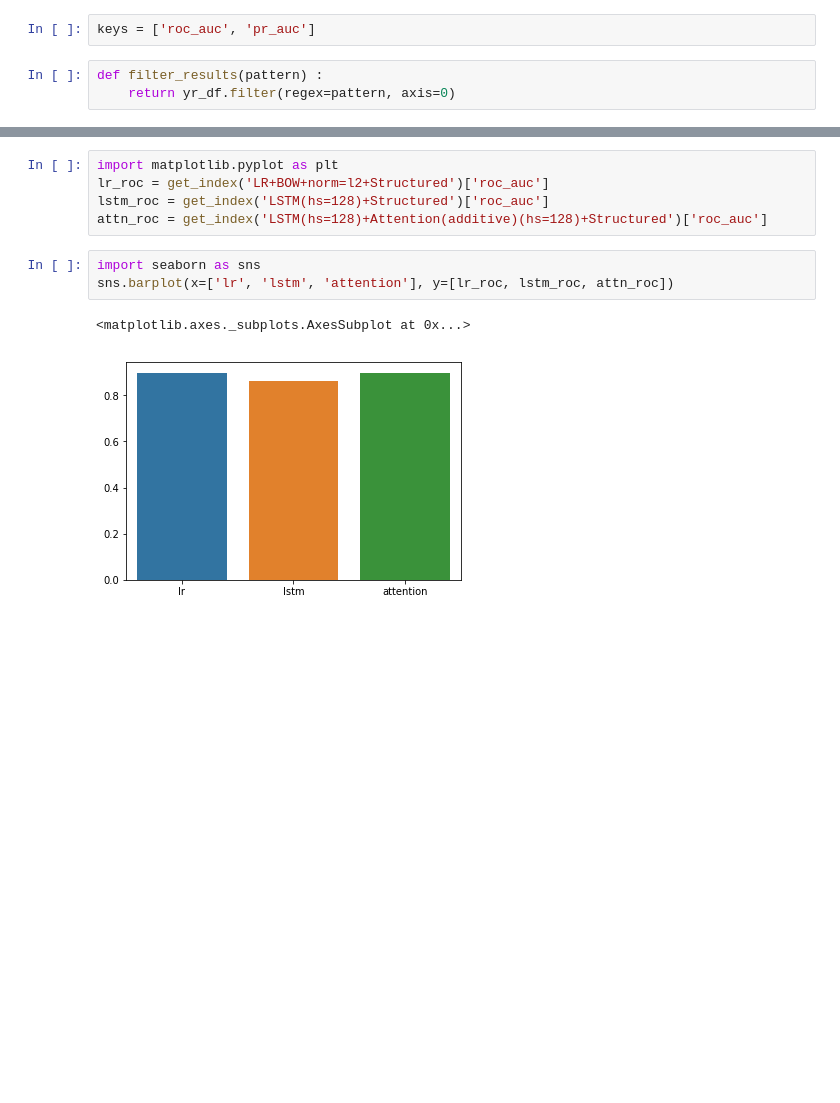
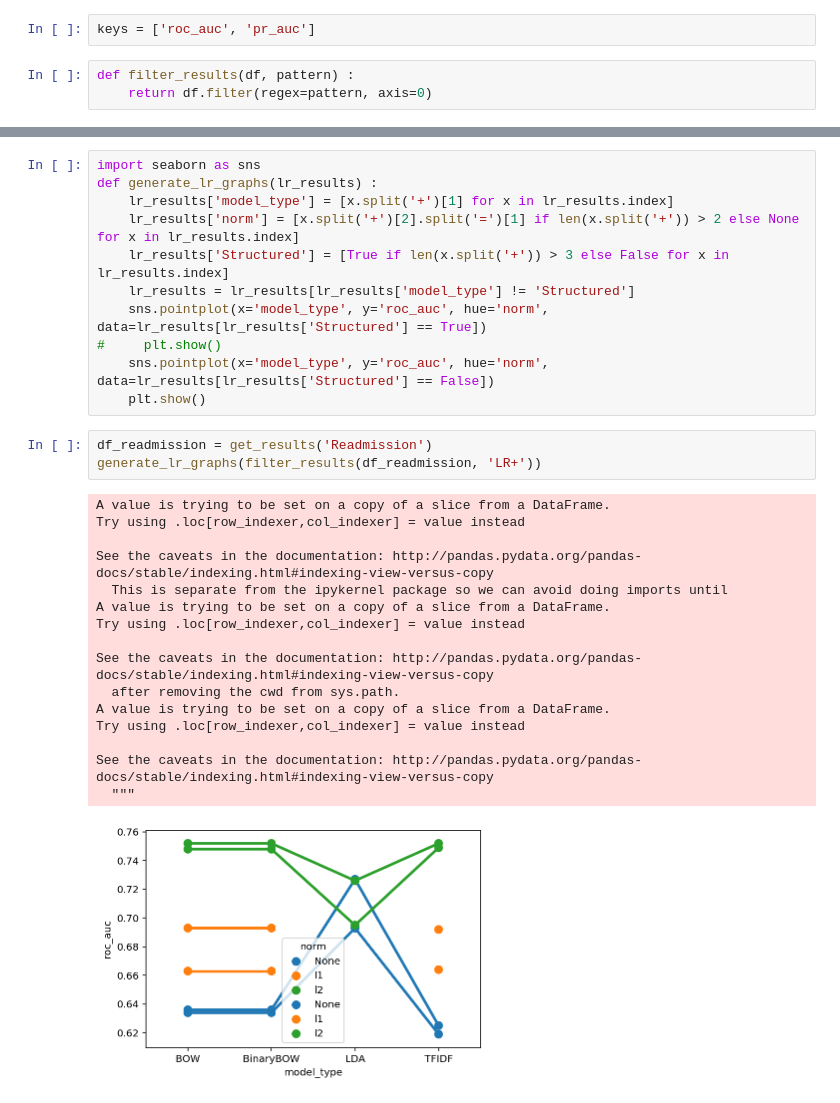
Before and after one commit to successar/PatientVec, a Jupyter notebook: MIMIC Results.ipynb, the cells around one changed output, grey strips where cells are left out. Drawn from its saved outputs; the diff is of its cells as text; blank space fills up the shorter version.

```diff
--- a/MIMIC Results.ipynb
+++ b/MIMIC Results.ipynb
@@ -7,5 +7,5 @@ from common import *
 # %%
 keys = ['roc_auc', 'pr_auc']
 # %%
-def filter_results(pattern) :
-    return yr_df.filter(regex=pattern, axis=0)
+def filter_results(df, pattern) :
+    return df.filter(regex=pattern, axis=0)
@@ -81,11 +33,31 @@ display(HTML(filter_results('SRU+').to_html()))
-# %%
-import matplotlib.pyplot as plt
-lr_roc = get_index('LR+BOW+norm=l2+Structured')['roc_auc']
-lstm_roc = get_index('LSTM(hs=128)+Structured')['roc_auc']
-attn_roc = get_index('LSTM(hs=128)+Attention(additive)(hs=128)+Structured')['roc_auc']
-# %%
-import seaborn as sns
-sns.barplot(x=['lr', 'lstm', 'attention'], y=[lr_roc, lstm_roc, attn_roc])
-# %% [output]
-<matplotlib.axes._subplots.AxesSubplot at 0x...>
-[figure, removed]
+# %%
+import seaborn as sns
+def generate_lr_graphs(lr_results) :
+    lr_results['model_type'] = [x.split('+')[1] for x in lr_results.index]
+    lr_results['norm'] = [x.split('+')[2].split('=')[1] if len(x.split('+')) > 2 else None for x in lr_results.index]
+    lr_results['Structured'] = [True if len(x.split('+')) > 3 else False for x in lr_results.index]
+    lr_results = lr_results[lr_results['model_type'] != 'Structured']
+    sns.pointplot(x='model_type', y='roc_auc', hue='norm', data=lr_results[lr_results['Structured'] == True])
+#     plt.show()
+    sns.pointplot(x='model_type', y='roc_auc', hue='norm', data=lr_results[lr_results['Structured'] == False])
+    plt.show()
+# %%
+df_readmission = get_results('Readmission')
+generate_lr_graphs(filter_results(df_readmission, 'LR+'))
+# %% [output]
+A value is trying to be set on a copy of a slice from a DataFrame.
+Try using .loc[row_indexer,col_indexer] = value instead
+
+See the caveats in the documentation: http://pandas.pydata.org/pandas-docs/stable/indexing.html#indexing-view-versus-copy
+  This is separate from the ipykernel package so we can avoid doing imports until
+A value is trying to be set on a copy of a slice from a DataFrame.
+Try using .loc[row_indexer,col_indexer] = value instead
+
+See the caveats in the documentation: http://pandas.pydata.org/pandas-docs/stable/indexing.html#indexing-view-versus-copy
+  after removing the cwd from sys.path.
+A value is trying to be set on a copy of a slice from a DataFrame.
+Try using .loc[row_indexer,col_indexer] = value instead
+
+See the caveats in the documentation: http://pandas.pydata.org/pandas-docs/stable/indexing.html#indexing-view-versus-copy
+  """
+[figure, added]
```
Also changed, not shown: parts of 2 cells of this notebook, 7 other files.
